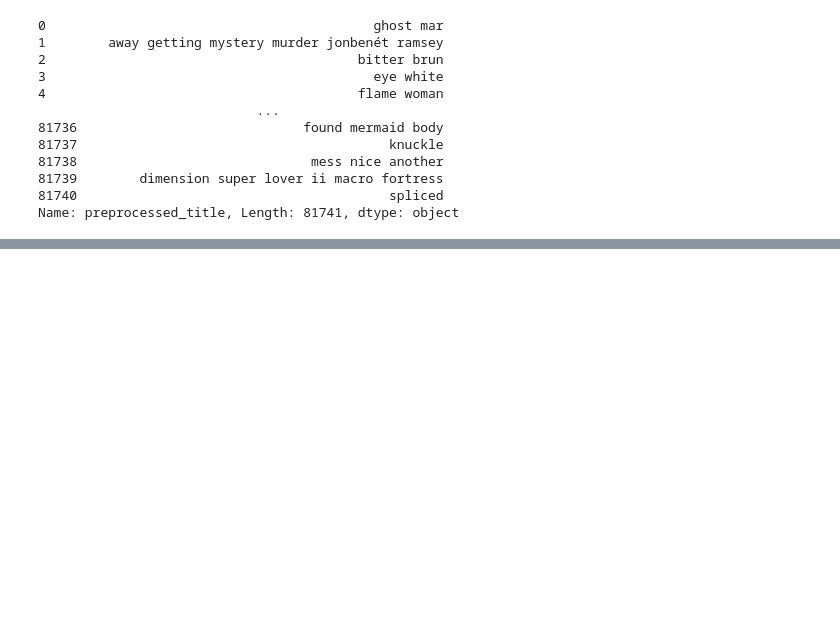
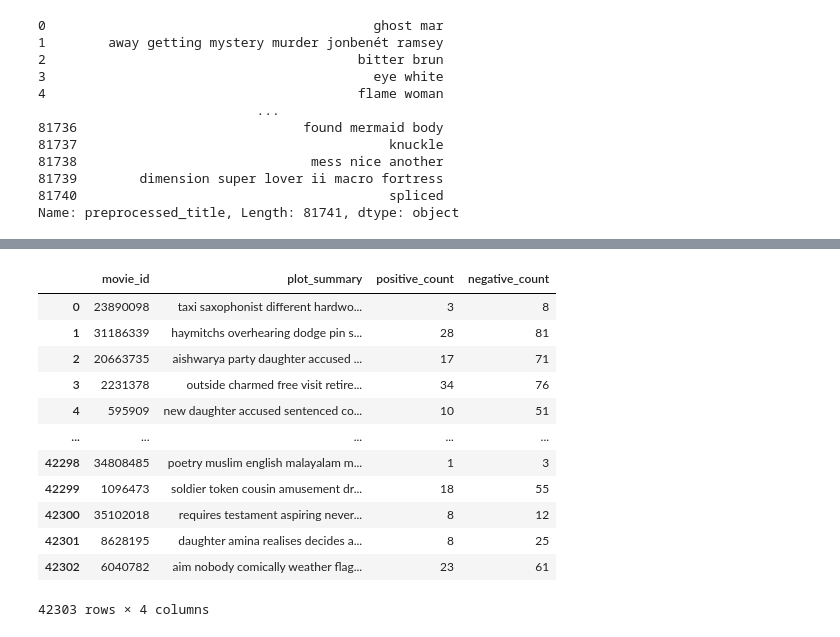
Before and after one commit to epfl-ada/ada-2022-project-adlucere2022, a Jupyter notebook: lexicon.ipynb, the cells around one changed output, grey strips where cells are left out. Saved outputs shown, nothing was run; the diff lists cells and outputs as text; code cells hidden in the pictures; blank space fills up the shorter version.

Commit message:
Add lexicon feature and table for plot summaries

```diff
--- a/lexicon.ipynb
+++ b/lexicon.ipynb
@@ -394,6 +394,6 @@ movie_data['title_positive_count'] = movie_data['preprocessed_title'].str.count(
 movie_data['title_negative_count'] = movie_data['preprocessed_title'].str.count('\b'+'|'.join(negative)+'\b')
 movie_data
 # %%
-summaries = pd.read_csv(DATA_PATHWAY + 'character.metadata.tsv', sep=',')
+summaries = pd.read_csv(DATA_PATHWAY + 'plot_summaries_preprocessed.csv', sep=',')
 summaries
 # %% [output]
@@ -400,0 +413,18 @@ ParserError: Error tokenizing data. C error: Expected 1 fields in line 84, saw 2
+# %%
+summaries['positive_count'] = summaries['plot_summary'].str.count('\b'+'|'.join(positive)+'\b')
+summaries['negative_count'] = summaries['plot_summary'].str.count('\b'+'|'.join(negative)+'\b')
+summaries
+# %% [output]
+|  | movie_id | plot_summary | positive_count | negative_count |
+| 0 | 23890098 | taxi saxophonist different hardwo... | 3 | 8 |
+| 1 | 31186339 | haymitchs overhearing dodge pin s... | 28 | 81 |
+| 2 | 20663735 | aishwarya party daughter accused ... | 17 | 71 |
+| 3 | 2231378 | outside charmed free visit retire... | 34 | 76 |
+| 4 | 595909 | new daughter accused sentenced co... | 10 | 51 |
+| ... | ... | ... | ... | ... |
+| 42298 | 34808485 | poetry muslim english malayalam m... | 1 | 3 |
+| 42299 | 1096473 | soldier token cousin amusement dr... | 18 | 55 |
+| 42300 | 35102018 | requires testament aspiring never... | 8 | 12 |
+| 42301 | 8628195 | daughter amina realises decides a... | 8 | 25 |
+| 42302 | 6040782 | aim nobody comically weather flag... | 23 | 61 |
+42303 rows × 4 columns
```
Also changed, not shown: parts of 2 cells of this notebook, 1 other file.
